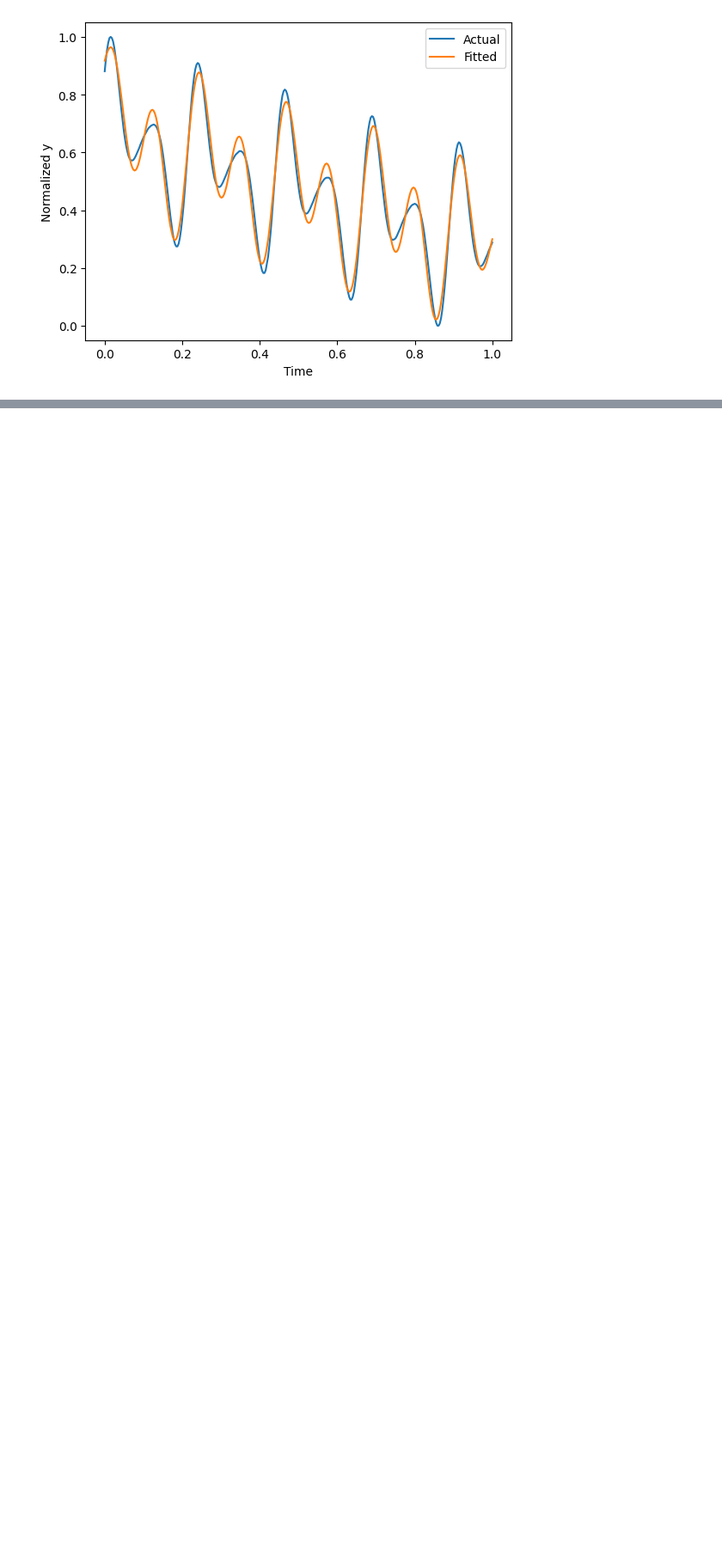
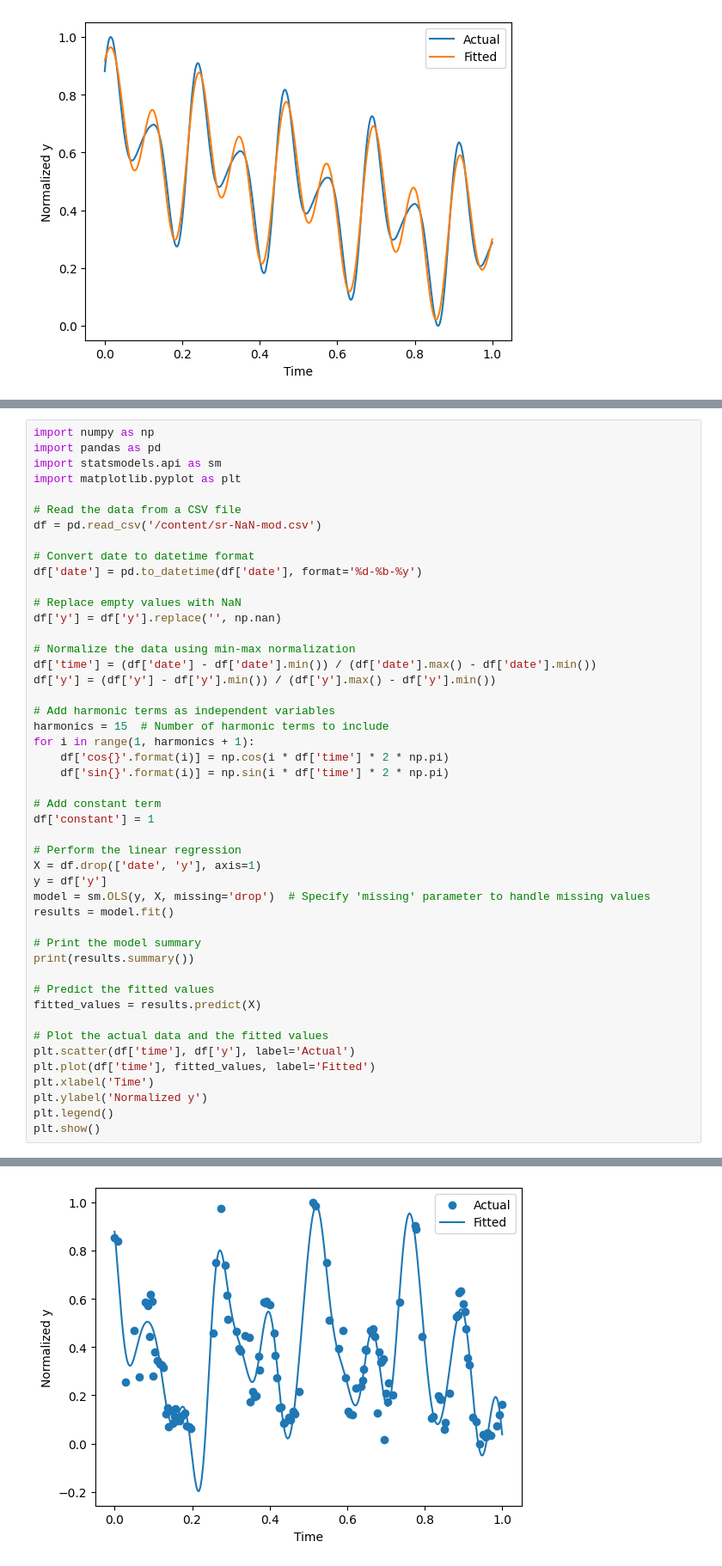
Before and after one commit to pablex72/time-series-crop, a Jupyter notebook: harmonic_with_csv_regression.ipynb, the cells around one changed output, grey strips where cells are left out. Shown at 86% size. Saved outputs shown, nothing was run; the diff lists cells and outputs as text; blank space fills up the shorter version.

```diff
--- a/harmonic_with_csv_regression.ipynb
+++ b/harmonic_with_csv_regression.ipynb
@@ -65,0 +185,48 @@ Notes:
+# %%
+import numpy as np
+import pandas as pd
+import statsmodels.api as sm
+import matplotlib.pyplot as plt
+
+# Read the data from a CSV file
+df = pd.read_csv('/content/sr-NaN-mod.csv')
+
+# Convert date to datetime format
+df['date'] = pd.to_datetime(df['date'], format='%d-%b-%y')
+
+# Replace empty values with NaN
+df['y'] = df['y'].replace('', np.nan)
+
+# Normalize the data using min-max normalization
+df['time'] = (df['date'] - df['date'].min()) / (df['date'].max() - df['date'].min())
+df['y'] = (df['y'] - df['y'].min()) / (df['y'].max() - df['y'].min())
+
+# Add harmonic terms as independent variables
+harmonics = 15  # Number of harmonic terms to include
+for i in range(1, harmonics + 1):
+    df['cos{}'.format(i)] = np.cos(i * df['time'] * 2 * np.pi)
+    df['sin{}'.format(i)] = np.sin(i * df['time'] * 2 * np.pi)
+
+# Add constant term
+df['constant'] = 1
+
+# Perform the linear regression
+X = df.drop(['date', 'y'], axis=1)
+y = df['y']
+model = sm.OLS(y, X, missing='drop')  # Specify 'missing' parameter to handle missing values
+results = model.fit()
+
+# Print the model summary
+print(results.summary())
+
+# Predict the fitted values
+fitted_values = results.predict(X)
+
+# Plot the actual data and the fitted values
+plt.scatter(df['time'], df['y'], label='Actual')
+plt.plot(df['time'], fitted_values, label='Fitted')
+plt.xlabel('Time')
+plt.ylabel('Normalized y')
+plt.legend()
+plt.show()
+# %% [output]
@@ -65,0 +250 @@ Notes:
+[figure, added]
```
Also changed, not shown: parts of 6 cells of this notebook.
